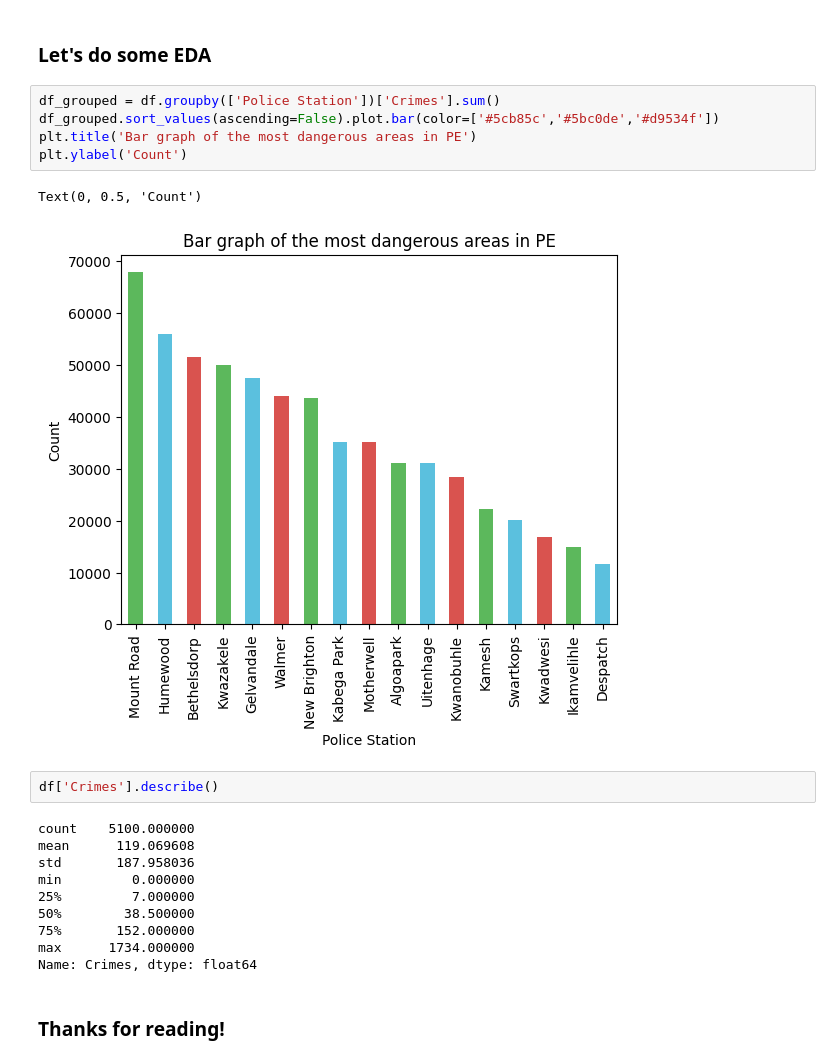
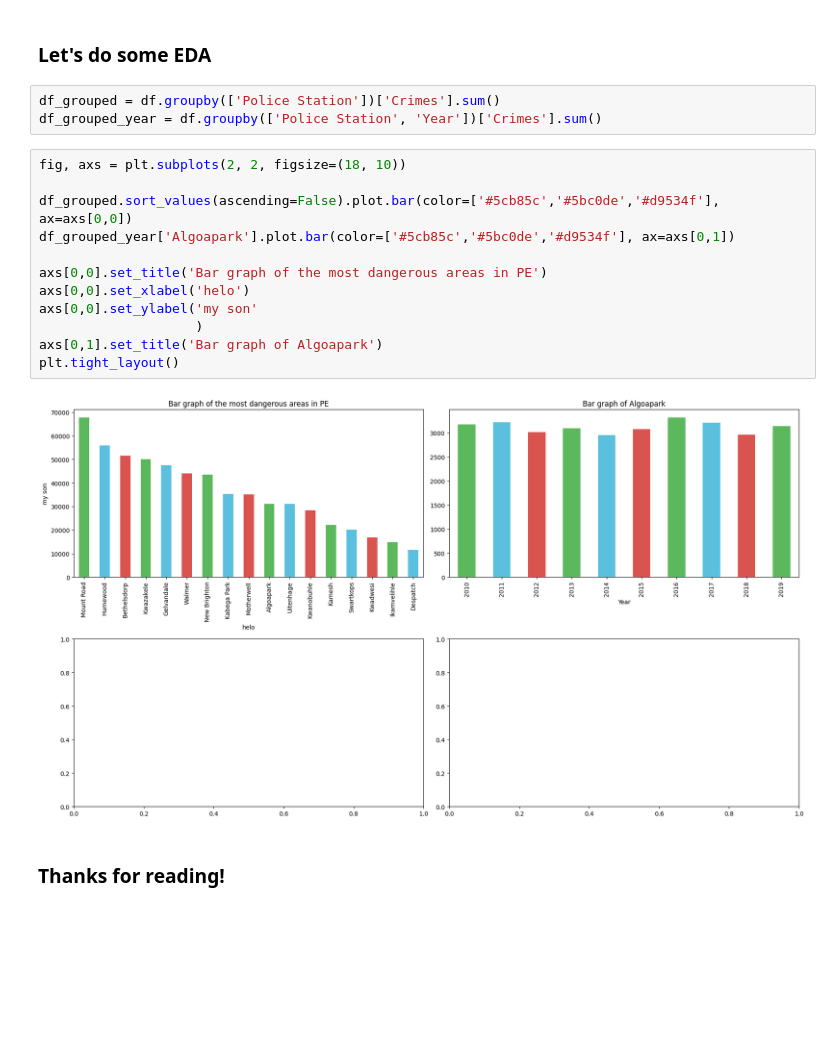
Before and after one commit to BlocknBoom123/CrimePy, a Jupyter notebook: CrimePy.ipynb, the cells around one changed output. Saved outputs shown, nothing was run; the diff lists cells and outputs as text; blank space fills up the shorter version.

```diff
--- a/CrimePy.ipynb
+++ b/CrimePy.ipynb
@@ -226,25 +232,22 @@ geo_df
 5100 rows × 10 columns
 # %% [markdown]
 ### Let's do some EDA
-# %%
-df_grouped = df.groupby(['Police Station'])['Crimes'].sum()
-df_grouped.sort_values(ascending=False).plot.bar(color=['#5cb85c','#5bc0de','#d9534f'])
-plt.title('Bar graph of the most dangerous areas in PE')
-plt.ylabel('Count')
-# %% [output]
-Text(0, 0.5, 'Count')
-[figure, removed]
-# %%
-df['Crimes'].describe()
-# %% [output]
-count    5100.000000
-mean      119.069608
-std       187.958036
-min         0.000000
-25%         7.000000
-50%        38.500000
-75%       152.000000
-max      1734.000000
-Name: Crimes, dtype: float64
+# %%
+df_grouped = df.groupby(['Police Station'])['Crimes'].sum()
+df_grouped_year = df.groupby(['Police Station', 'Year'])['Crimes'].sum()
+# %%
+fig, axs = plt.subplots(2, 2, figsize=(18, 10))
+
+df_grouped.sort_values(ascending=False).plot.bar(color=['#5cb85c','#5bc0de','#d9534f'], ax=axs[0,0])
+df_grouped_year['Algoapark'].plot.bar(color=['#5cb85c','#5bc0de','#d9534f'], ax=axs[0,1])
+
+axs[0,0].set_title('Bar graph of the most dangerous areas in PE')
+axs[0,0].set_xlabel('helo')
+axs[0,0].set_ylabel('my son'
+                    )
+axs[0,1].set_title('Bar graph of Algoapark')
+plt.tight_layout()
+# %% [output]
+[figure, added]
 # %% [markdown]
 ### Thanks for reading!
```
Also changed, not shown: parts of 3 cells of this notebook.
